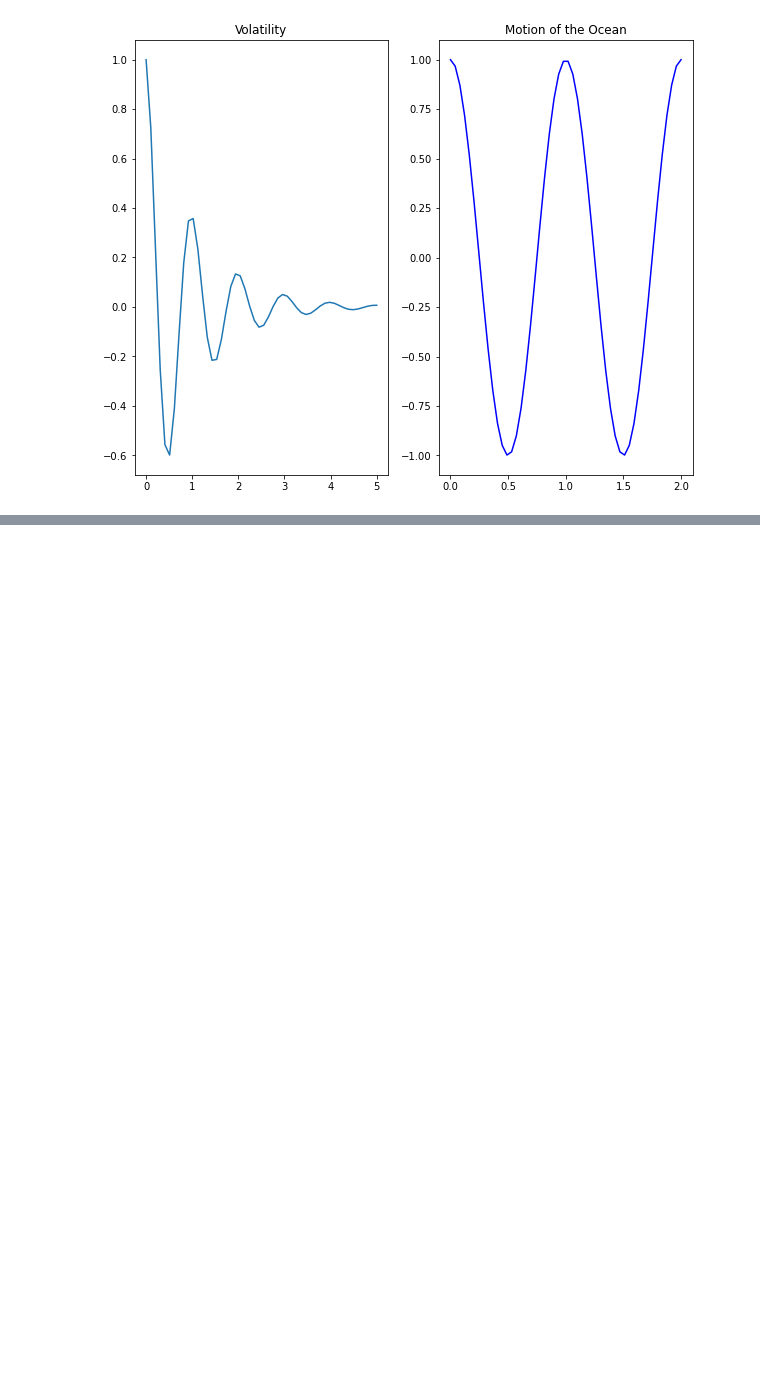
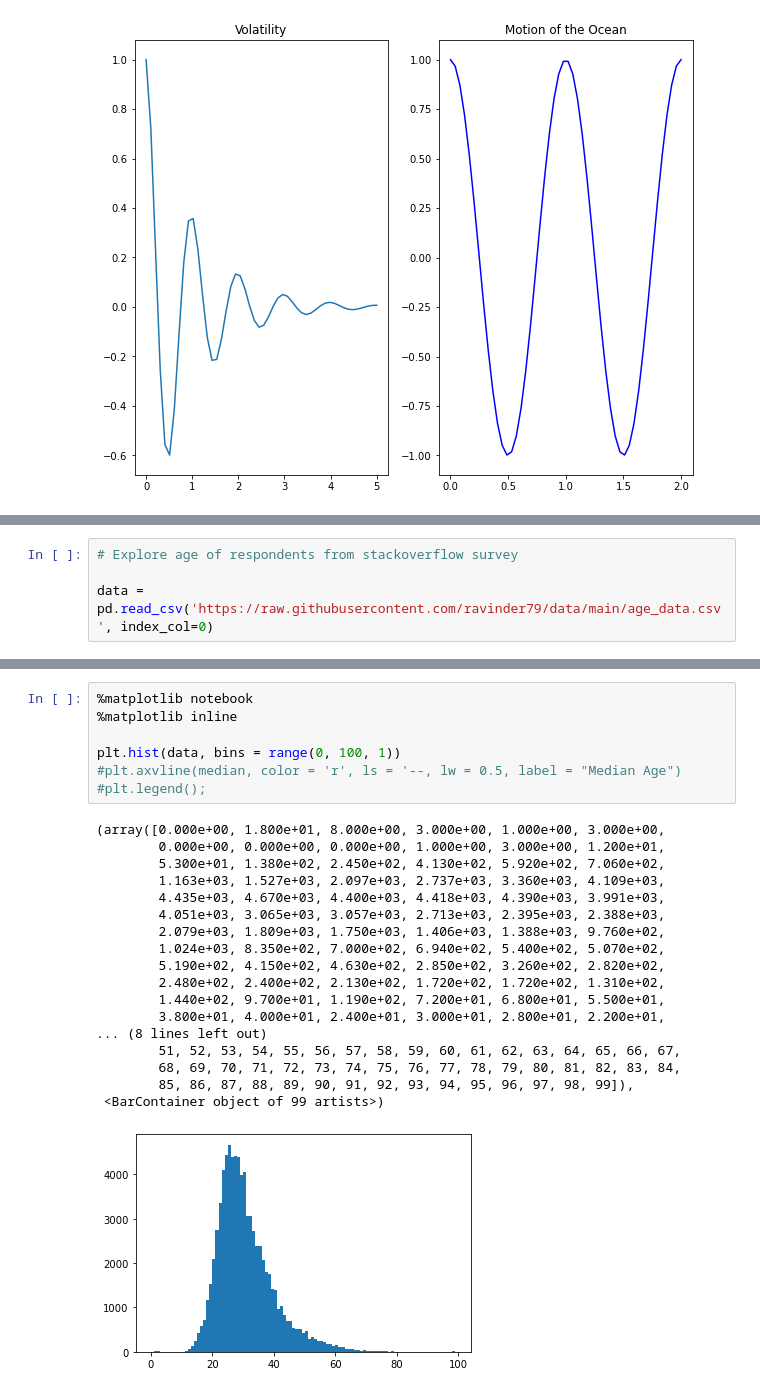
Before and after one commit to fred-lindsey/python-exercises, a Jupyter notebook: MATPLOTLIB_notes.ipynb, the cells around one changed output, grey strips where cells are left out. Cells and saved outputs as stored; diff of their text form; blank space fills up the shorter version.

```diff
--- a/MATPLOTLIB_notes.ipynb
+++ b/MATPLOTLIB_notes.ipynb
@@ -240,0 +256,4 @@ Text(0.5, 1.0, 'Motion of the Ocean')
+# %%
+# Explore age of respondents from stackoverflow survey
+
+data = pd.read_csv('https://raw.githubusercontent.com/ravinder79/data/main/age_data.csv', index_col=0)
@@ -240,0 +277,26 @@ Text(0.5, 1.0, 'Motion of the Ocean')
+# %%
+%matplotlib notebook
+%matplotlib inline
+
+plt.hist(data, bins = range(0, 100, 1))
+#plt.axvline(median, color = 'r', ls = '--, lw = 0.5, label = "Median Age")
+#plt.legend();
+# %% [output]
+(array([0.000e+00, 1.800e+01, 8.000e+00, 3.000e+00, 1.000e+00, 3.000e+00,
+        0.000e+00, 0.000e+00, 0.000e+00, 1.000e+00, 3.000e+00, 1.200e+01,
+        5.300e+01, 1.380e+02, 2.450e+02, 4.130e+02, 5.920e+02, 7.060e+02,
+        1.163e+03, 1.527e+03, 2.097e+03, 2.737e+03, 3.360e+03, 4.109e+03,
+        4.435e+03, 4.670e+03, 4.400e+03, 4.418e+03, 4.390e+03, 3.991e+03,
+        4.051e+03, 3.065e+03, 3.057e+03, 2.713e+03, 2.395e+03, 2.388e+03,
+        2.079e+03, 1.809e+03, 1.750e+03, 1.406e+03, 1.388e+03, 9.760e+02,
+        1.024e+03, 8.350e+02, 7.000e+02, 6.940e+02, 5.400e+02, 5.070e+02,
+        5.190e+02, 4.150e+02, 4.630e+02, 2.850e+02, 3.260e+02, 2.820e+02,
+        2.480e+02, 2.400e+02, 2.130e+02, 1.720e+02, 1.720e+02, 1.310e+02,
+        1.440e+02, 9.700e+01, 1.190e+02, 7.200e+01, 6.800e+01, 5.500e+01,
+        3.800e+01, 4.000e+01, 2.400e+01, 3.000e+01, 2.800e+01, 2.200e+01,
+... (8 lines left out)
+        51, 52, 53, 54, 55, 56, 57, 58, 59, 60, 61, 62, 63, 64, 65, 66, 67,
+        68, 69, 70, 71, 72, 73, 74, 75, 76, 77, 78, 79, 80, 81, 82, 83, 84,
+        85, 86, 87, 88, 89, 90, 91, 92, 93, 94, 95, 96, 97, 98, 99]),
+ <BarContainer object of 99 artists>)
+[figure, added]
```
Also changed, not shown: parts of 8 cells of this notebook, 3 other files.
